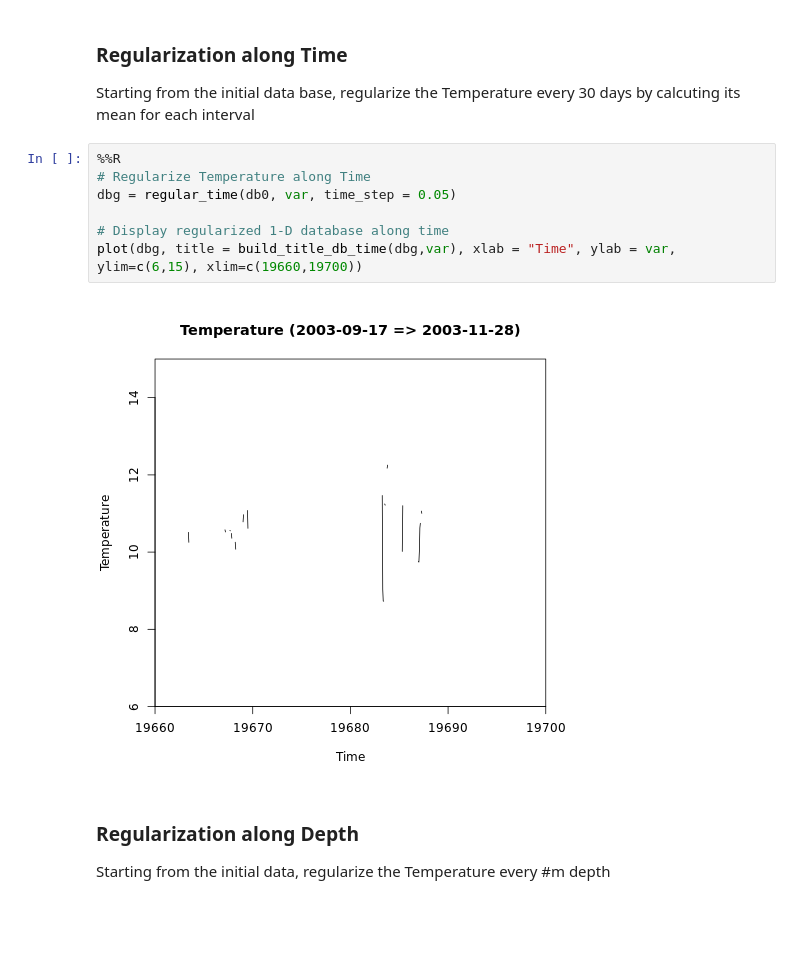
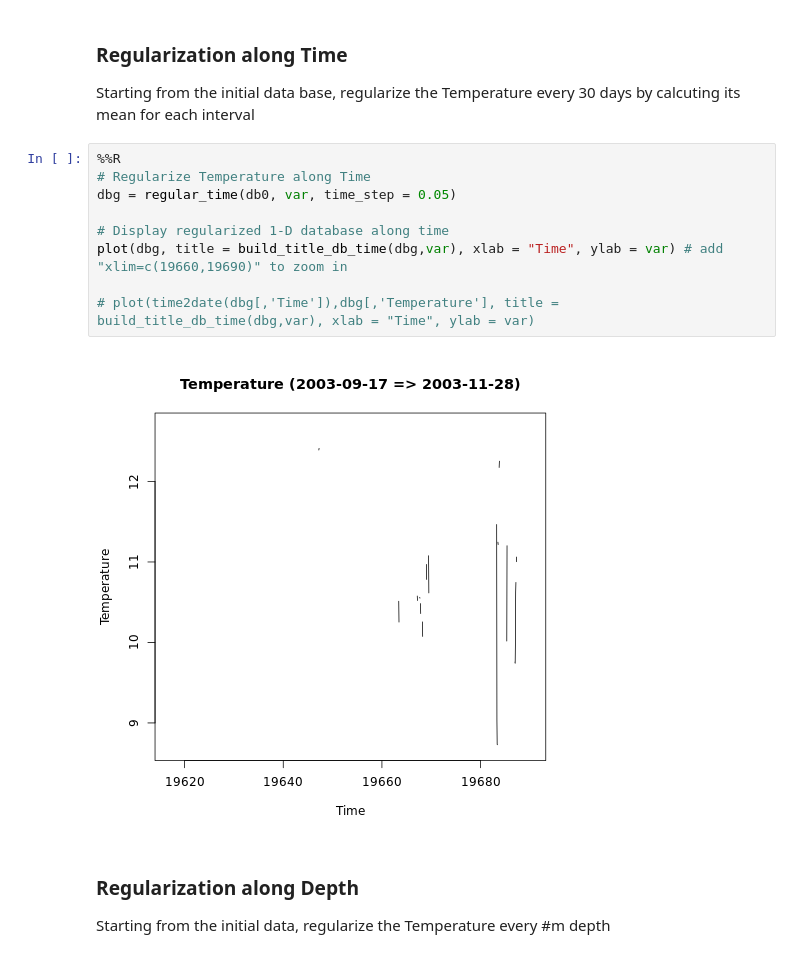
Before and after one commit to ec-intaros/iaos-showcase-app-Barents-Sea-CTD, a Jupyter notebook: Barrents sea - Data Scientist Notebook.ipynb, the cells around one changed output. Drawn from its saved outputs; the diff is of its cells as text; blank space fills up the shorter version.

```diff
--- a/Barrents sea - Data Scientist Notebook.ipynb
+++ b/Barrents sea - Data Scientist Notebook.ipynb
@@ -1364,12 +1346,14 @@ Starting from the initial data base, regularize the Temperature every 30 days by
 # %%
 %%R
 # Regularize Temperature along Time
 dbg = regular_time(db0, var, time_step = 0.05)
 
 # Display regularized 1-D database along time
-plot(dbg, title = build_title_db_time(dbg,var), xlab = "Time", ylab = var, ylim=c(6,15), xlim=c(19660,19700))
+plot(dbg, title = build_title_db_time(dbg,var), xlab = "Time", ylab = var) # add "xlim=c(19660,19690)" to zoom in
+
+# plot(time2date(dbg[,'Time']),dbg[,'Temperature'], title = build_title_db_time(dbg,var), xlab = "Time", ylab = var)
 # %% [output]
-[figure, old version]
+[figure, new version]
 # %% [markdown]
 ### Regularization along Depth
 
```
Also changed, not shown: parts of 22 cells of this notebook.
